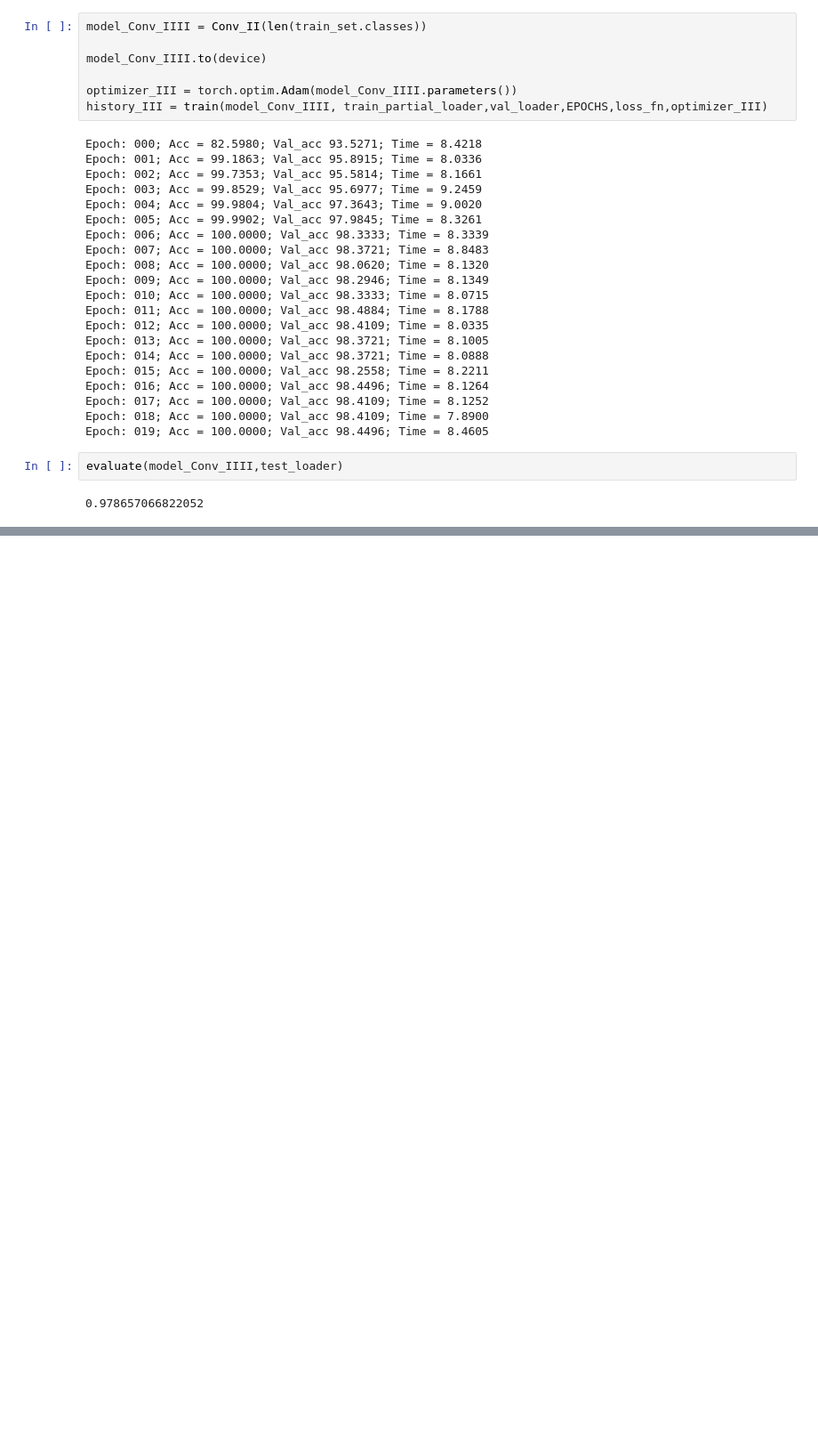
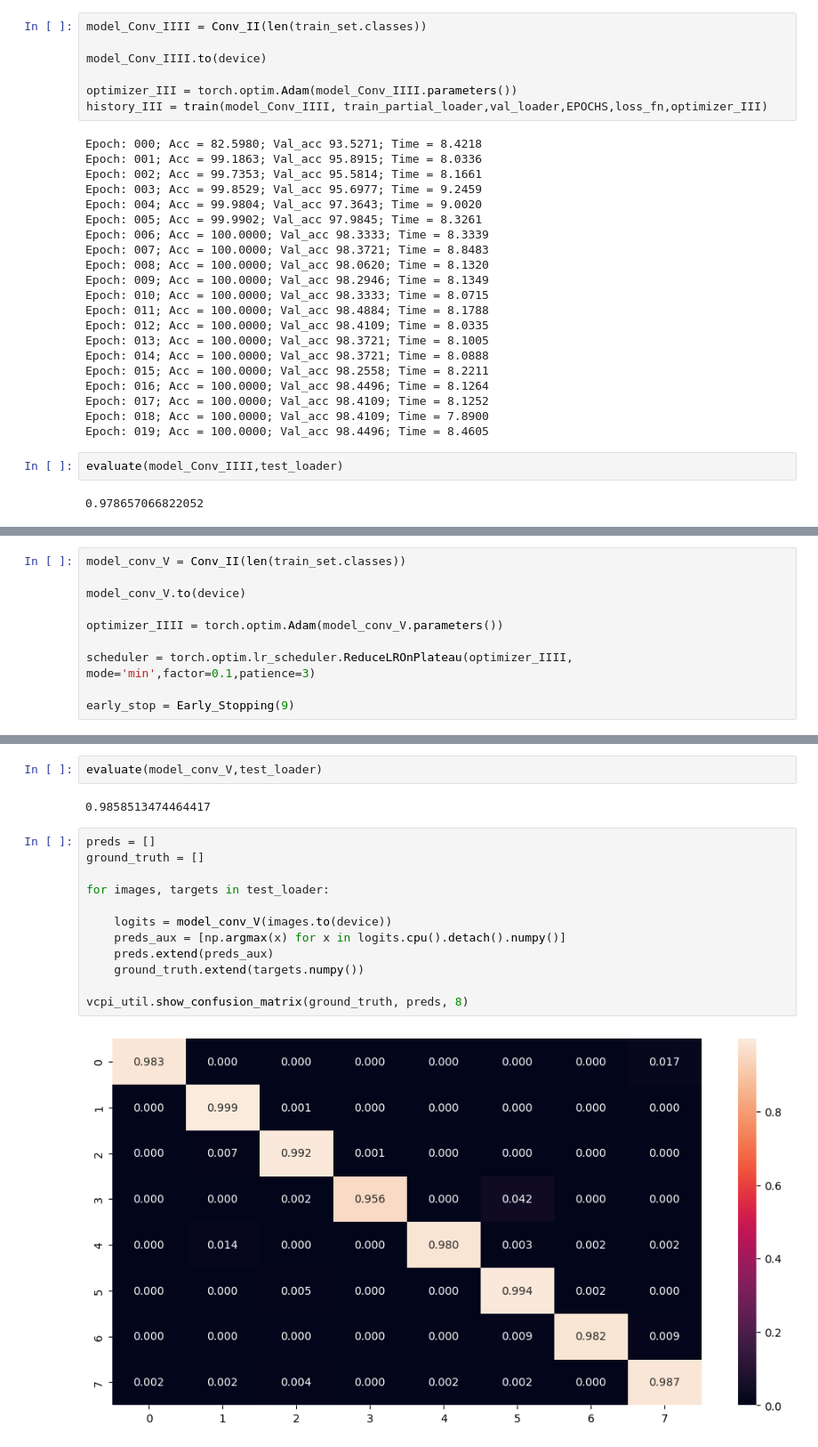
Before and after one commit to PauloPHPC/UMINHO-Visao-por-Computador, a Jupyter notebook: AULA 8/validation-torch - empty.ipynb, the cells around one changed output, grey strips where cells are left out. Shown: that part at 89% size. Drawn from its saved outputs; the diff is of its cells as text; blank space fills up the shorter version.

Commit message:
Added early stopping and updated lr

```diff
--- a/AULA 8/validation-torch - empty.ipynb
+++ b/AULA 8/validation-torch - empty.ipynb
@@ -400,0 +541,10 @@ evaluate(model_Conv_IIII,test_loader)
+# %%
+model_conv_V = Conv_II(len(train_set.classes))
+
+model_conv_V.to(device)
+
+optimizer_IIII = torch.optim.Adam(model_conv_V.parameters())
+
+scheduler = torch.optim.lr_scheduler.ReduceLROnPlateau(optimizer_IIII, mode='min',factor=0.1,patience=3)
+
+early_stop = Early_Stopping(9)
@@ -400,0 +572,18 @@ evaluate(model_Conv_IIII,test_loader)
+# %%
+evaluate(model_conv_V,test_loader)
+# %% [output]
+0.9858513474464417
+# %%
+preds = []
+ground_truth = []
+
+for images, targets in test_loader:
+
+    logits = model_conv_V(images.to(device))
+    preds_aux = [np.argmax(x) for x in logits.cpu().detach().numpy()]
+    preds.extend(preds_aux)
+    ground_truth.extend(targets.numpy())
+
+vcpi_util.show_confusion_matrix(ground_truth, preds, 8)
+# %% [output]
+[figure, added]
```
Also changed, not shown: parts of 5 cells of this notebook, 1 other file.
